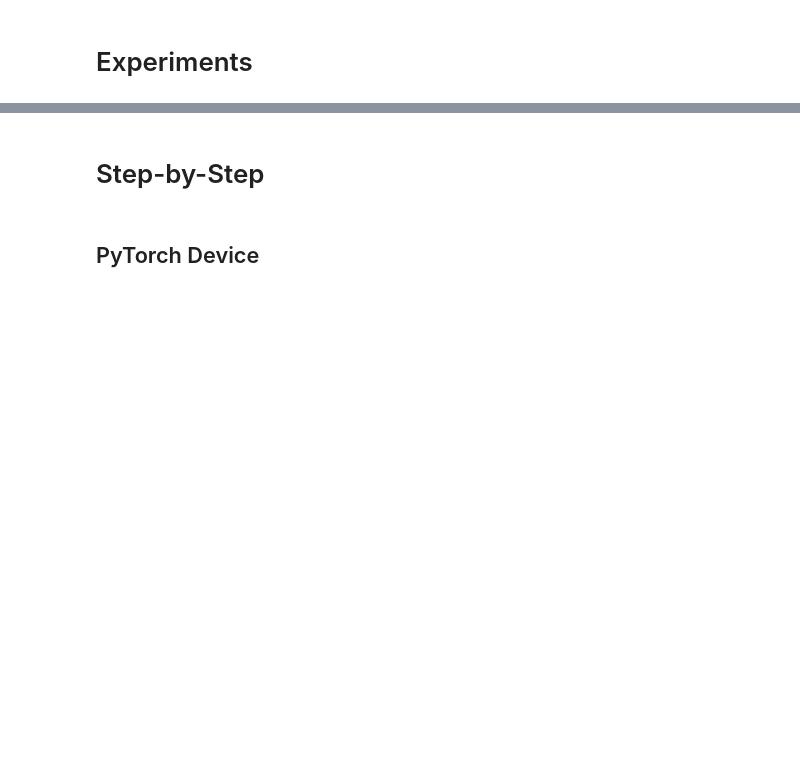
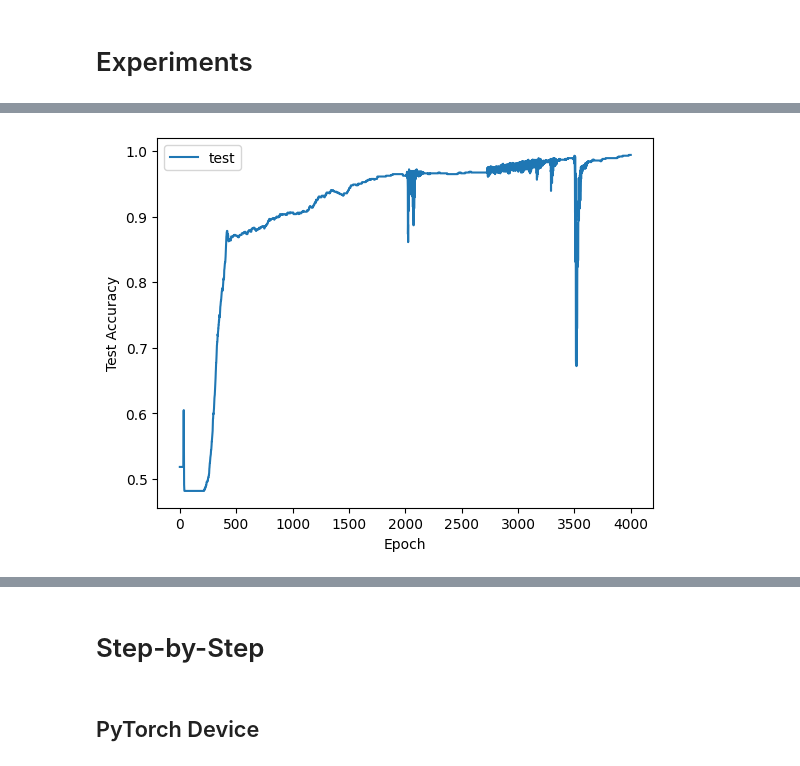
Before and after one commit to AliceDeLorenci/Information-Bottleneck, a Jupyter notebook: IB.ipynb, the cells around one changed output, grey strips where cells are left out. Drawn from its saved outputs; the diff is of its cells as text; code cells hidden in the pictures; blank space fills up the shorter version.

```diff
--- a/IB.ipynb
+++ b/IB.ipynb
@@ -121,3 +123,13 @@ np.savez_compressed( path+"loss", train_loss=train_loss, test_loss=test_loss, te
+# %%
+plt.figure()
+plt.plot(test_acc, label="test")
+plt.xlabel("Epoch")
+plt.ylabel("Test Accuracy")
+plt.legend()
+plt.savefig(path+"acc.png", dpi=300, bbox_inches="tight")
+plt.show()
+# %% [output]
+[figure, added]
 # %%
 mi_xt_epochs, mi_ty_epochs, epochs = compute_mi(dataset["full"], path, interval=1)
 np.savez_compressed( path+"mi", mi_xt_epochs=mi_xt_epochs, mi_ty_epochs=mi_ty_epochs, epochs=epochs)
```
Also changed, not shown: parts of 6 cells of this notebook, 2 other files.
